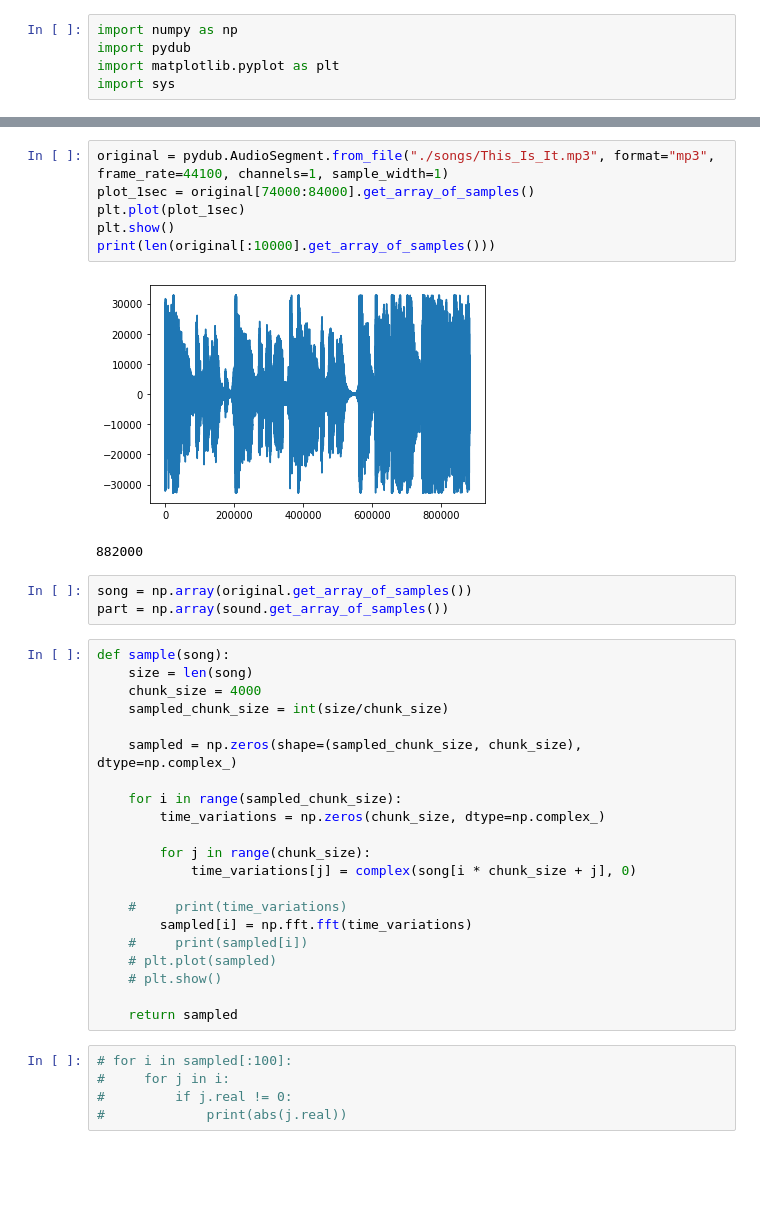
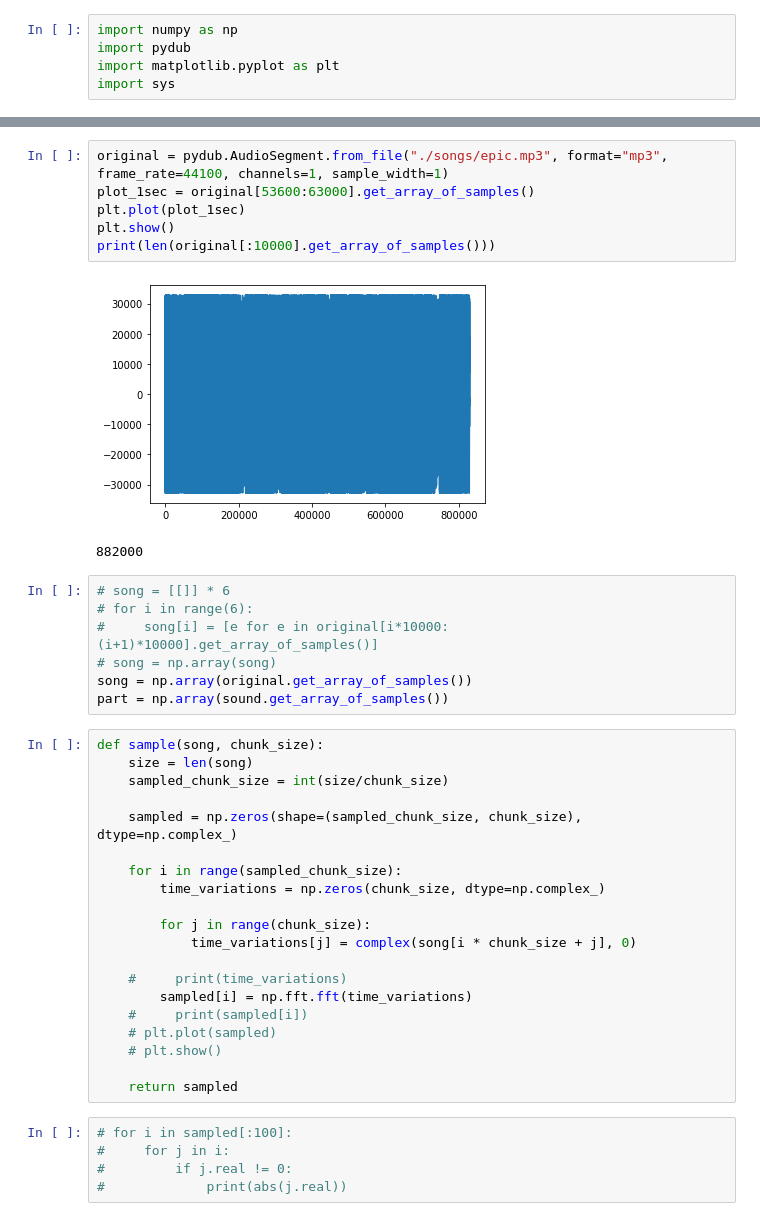
Before and after one commit to Owliie/Smart-Radio, a Jupyter notebook: experiments/Testing_algorithm.ipynb, the cells around one changed output, grey strips where cells are left out. Saved outputs shown, nothing was run; the diff lists cells and outputs as text; blank space fills up the shorter version.

Commit message:
Experimented with other songs (got 99.6% match on one of them) Started implementing a new algorithm

```diff
--- a/experiments/Testing_algorithm.ipynb
+++ b/experiments/Testing_algorithm.ipynb
@@ -17,19 +17,22 @@ print(len(sound[:10000].get_array_of_samples()))
 # %%
-original = pydub.AudioSegment.from_file("./songs/This_Is_It.mp3", format="mp3", frame_rate=44100, channels=1, sample_width=1)
-plot_1sec = original[74000:84000].get_array_of_samples()
+original = pydub.AudioSegment.from_file("./songs/epic.mp3", format="mp3", frame_rate=44100, channels=1, sample_width=1)
+plot_1sec = original[53600:63000].get_array_of_samples()
 plt.plot(plot_1sec)
 plt.show()
 print(len(original[:10000].get_array_of_samples()))
 # %% [output]
-[figure, old version]
+[figure, new version]
 882000
-# %%
-song = np.array(original.get_array_of_samples())
-part = np.array(sound.get_array_of_samples())
+# %%
+# song = [[]] * 6
+# for i in range(6):
+#     song[i] = [e for e in original[i*10000:(i+1)*10000].get_array_of_samples()]
+# song = np.array(song)
+song = np.array(original.get_array_of_samples())
+part = np.array(sound.get_array_of_samples())
 # %%
-def sample(song):
+def sample(song, chunk_size):
     size = len(song)
-    chunk_size = 4000
     sampled_chunk_size = int(size/chunk_size)
 
     sampled = np.zeros(shape=(sampled_chunk_size, chunk_size), dtype=np.complex_)
```
Also changed, not shown: parts of 11 cells of this notebook, 9 other files.
